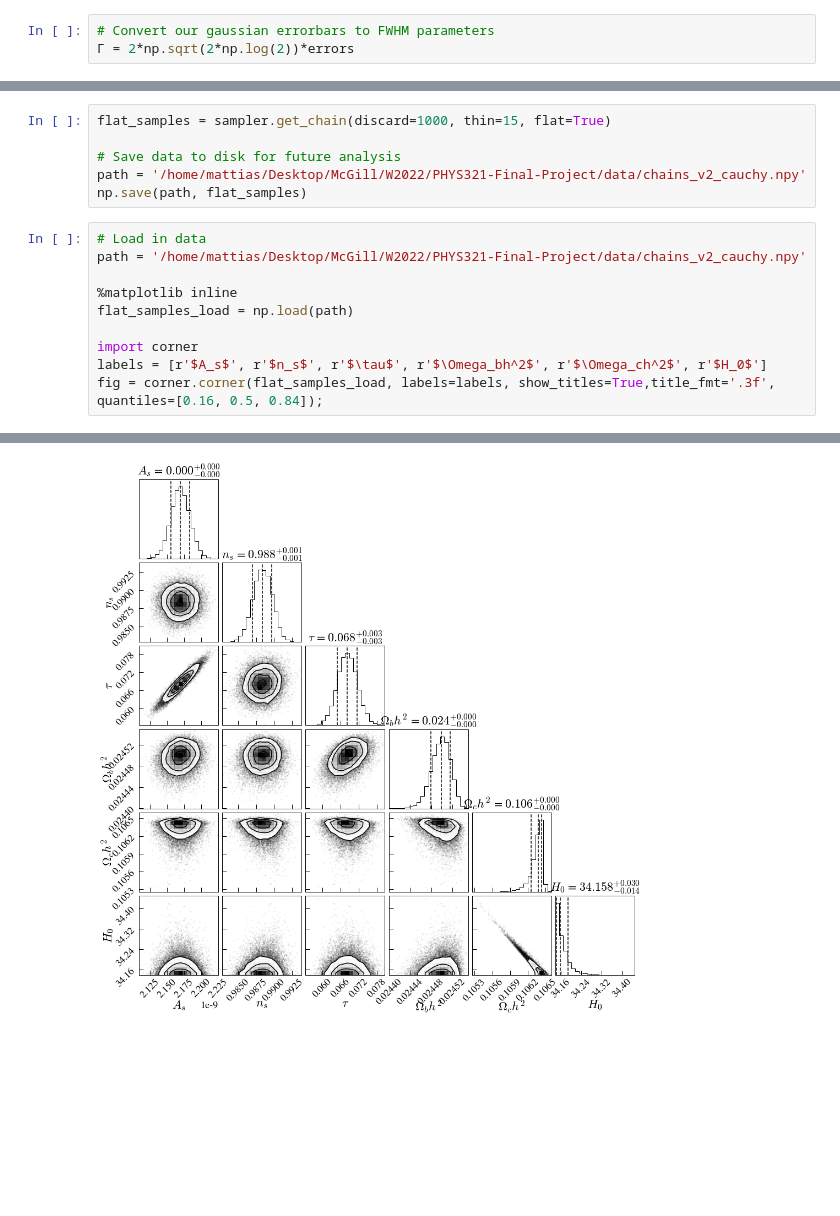
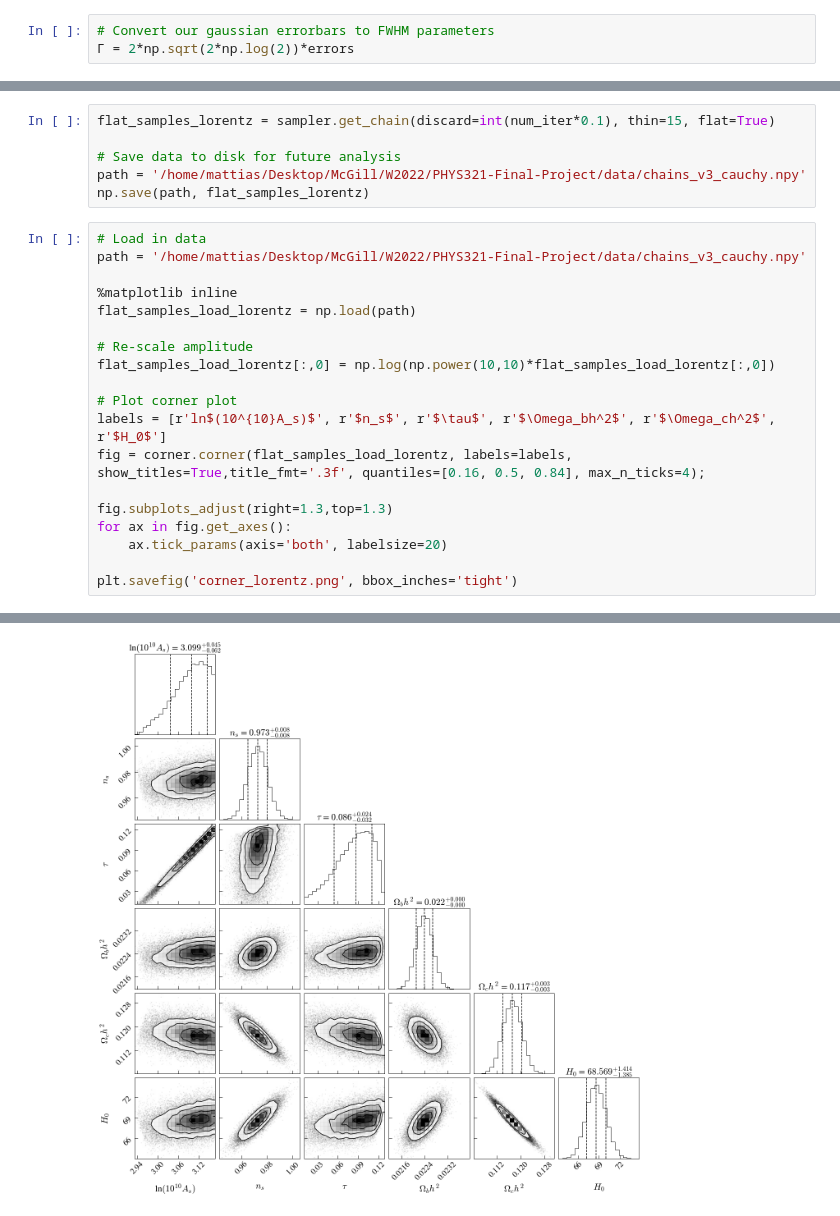
Before and after one commit to lazdam/PlanckII-MCMC, a Jupyter notebook: ProjectNotebook.ipynb, the cells around one changed output, grey strips where cells are left out. Cells and saved outputs as stored; diff of their text form; blank space fills up the shorter version.

Commit message:
Finished the code, got all the plots I wanted

```diff
--- a/ProjectNotebook.ipynb
+++ b/ProjectNotebook.ipynb
@@ -269,19 +346,28 @@ sampler.run_mcmc(initial_pos, num_iter, progress=True);
 
 samples = sampler.get_chain()
 # %%
-flat_samples = sampler.get_chain(discard=1000, thin=15, flat=True)
+flat_samples_lorentz = sampler.get_chain(discard=int(num_iter*0.1), thin=15, flat=True)
 
 # Save data to disk for future analysis
-path = '/home/mattias/Desktop/McGill/W2022/PHYS321-Final-Project/data/chains_v2_cauchy.npy'
-np.save(path, flat_samples)
+path = '/home/mattias/Desktop/McGill/W2022/PHYS321-Final-Project/data/chains_v3_cauchy.npy'
+np.save(path, flat_samples_lorentz)
 # %%
 # Load in data
-path = '/home/mattias/Desktop/McGill/W2022/PHYS321-Final-Project/data/chains_v2_cauchy.npy'
+path = '/home/mattias/Desktop/McGill/W2022/PHYS321-Final-Project/data/chains_v3_cauchy.npy'
 
 %matplotlib inline
-flat_samples_load = np.load(path)
+flat_samples_load_lorentz = np.load(path)
 
-import corner
-labels = [r'$A_s$', r'$n_s$', r'$\tau$', r'$\Omega_bh^2$', r'$\Omega_ch^2$', r'$H_0$']
-fig = corner.corner(flat_samples_load, labels=labels, show_titles=True,title_fmt='.3f', quantiles=[0.16, 0.5, 0.84]);
+# Re-scale amplitude
+flat_samples_load_lorentz[:,0] = np.log(np.power(10,10)*flat_samples_load_lorentz[:,0])
+
+# Plot corner plot
+labels = [r'ln$(10^{10}A_s)$', r'$n_s$', r'$\tau$', r'$\Omega_bh^2$', r'$\Omega_ch^2$', r'$H_0$']
+fig = corner.corner(flat_samples_load_lorentz, labels=labels, show_titles=True,title_fmt='.3f', quantiles=[0.16, 0.5, 0.84], max_n_ticks=4);
+
+fig.subplots_adjust(right=1.3,top=1.3)
+for ax in fig.get_axes():
+    ax.tick_params(axis='both', labelsize=20)
+
+plt.savefig('corner_lorentz.png', bbox_inches='tight')
 # %% [output]
@@ -289,4 +374,4 @@ WARNING:root:Too few points to create valid contours
-[figure, old version]
+[figure, new version]
 # %%
 # Plot random selection of parameters
 %matplotlib widget
```
Also changed, not shown: parts of 24 cells of this notebook, 4 other files.
